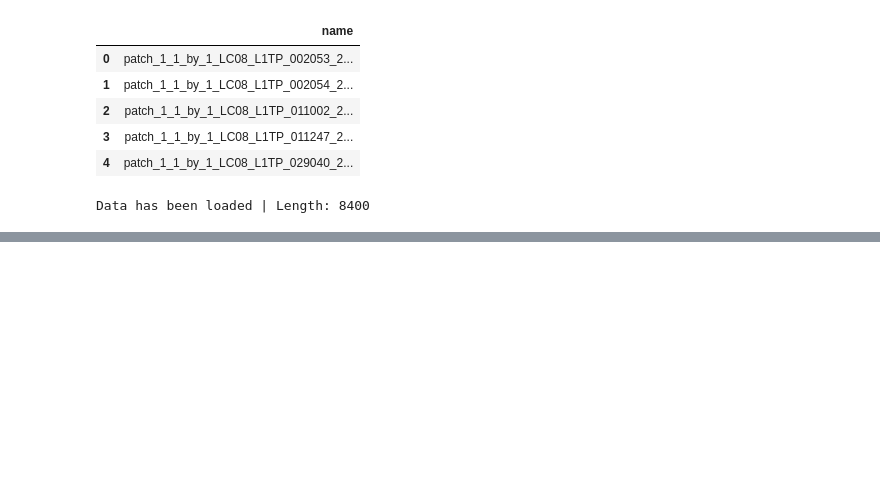
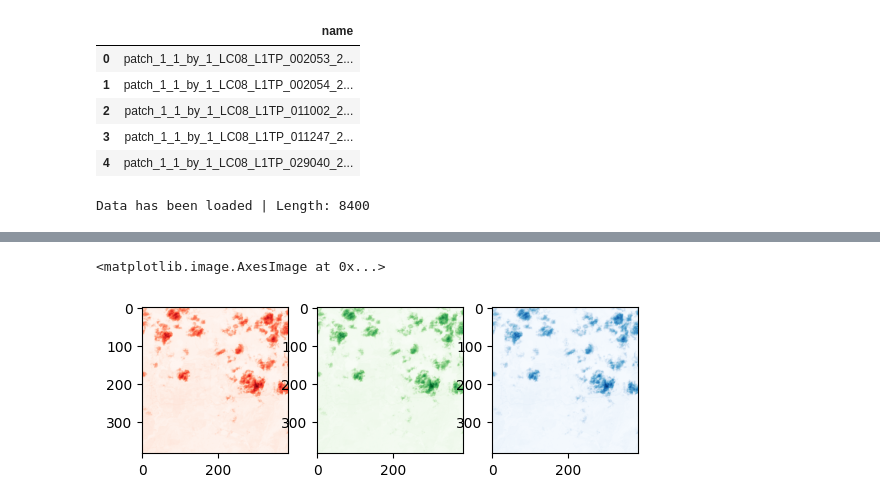
Before and after one commit to TheArtemis/Sapienza-AI-Lab-Project, a Jupyter notebook: 38-cloud-notebook.ipynb, the cells around one changed output, grey strips where cells are left out. Saved outputs shown, nothing was run; the diff lists cells and outputs as text; code cells hidden in the pictures; blank space fills up the shorter version.

```diff
--- a/38-cloud-notebook.ipynb
+++ b/38-cloud-notebook.ipynb
@@ -159,0 +232,13 @@ ax[1].imshow(data.to_mask(image_index))
+# %%
+### Rasterio test
+
+import rasterio
+plt.subplot(1, 3, 1)
+plt.imshow(rasterio.open(r_t).read(1), cmap='Reds')
+plt.subplot(1, 3, 2)
+plt.imshow(rasterio.open(g_t).read(1), cmap='Greens')
+plt.subplot(1, 3, 3)
+plt.imshow(rasterio.open(b_t).read(1), cmap='Blues')
+# %% [output]
+<matplotlib.image.AxesImage at 0x...>
+[figure, added]
```
Also changed, not shown: parts of 6 cells of this notebook.
